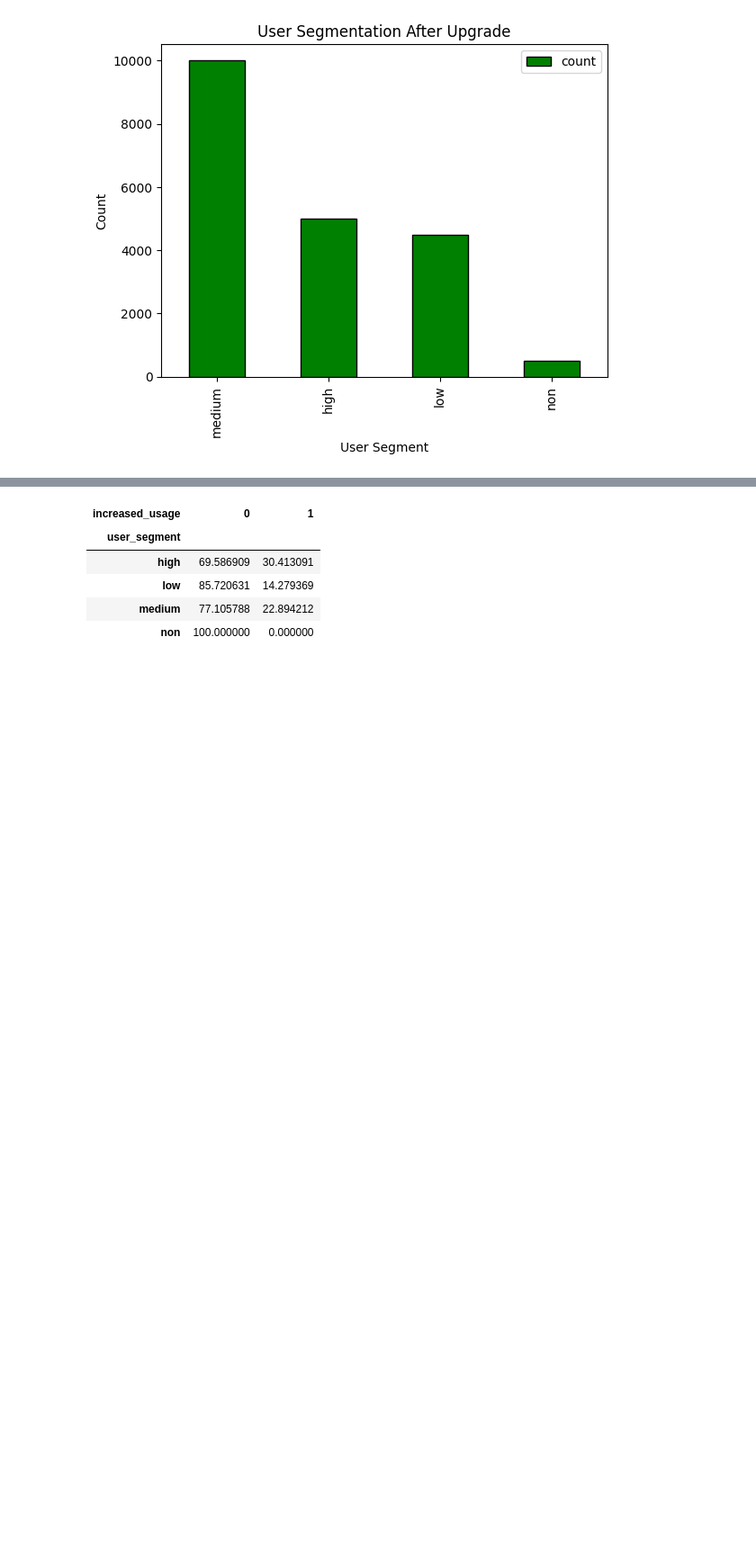
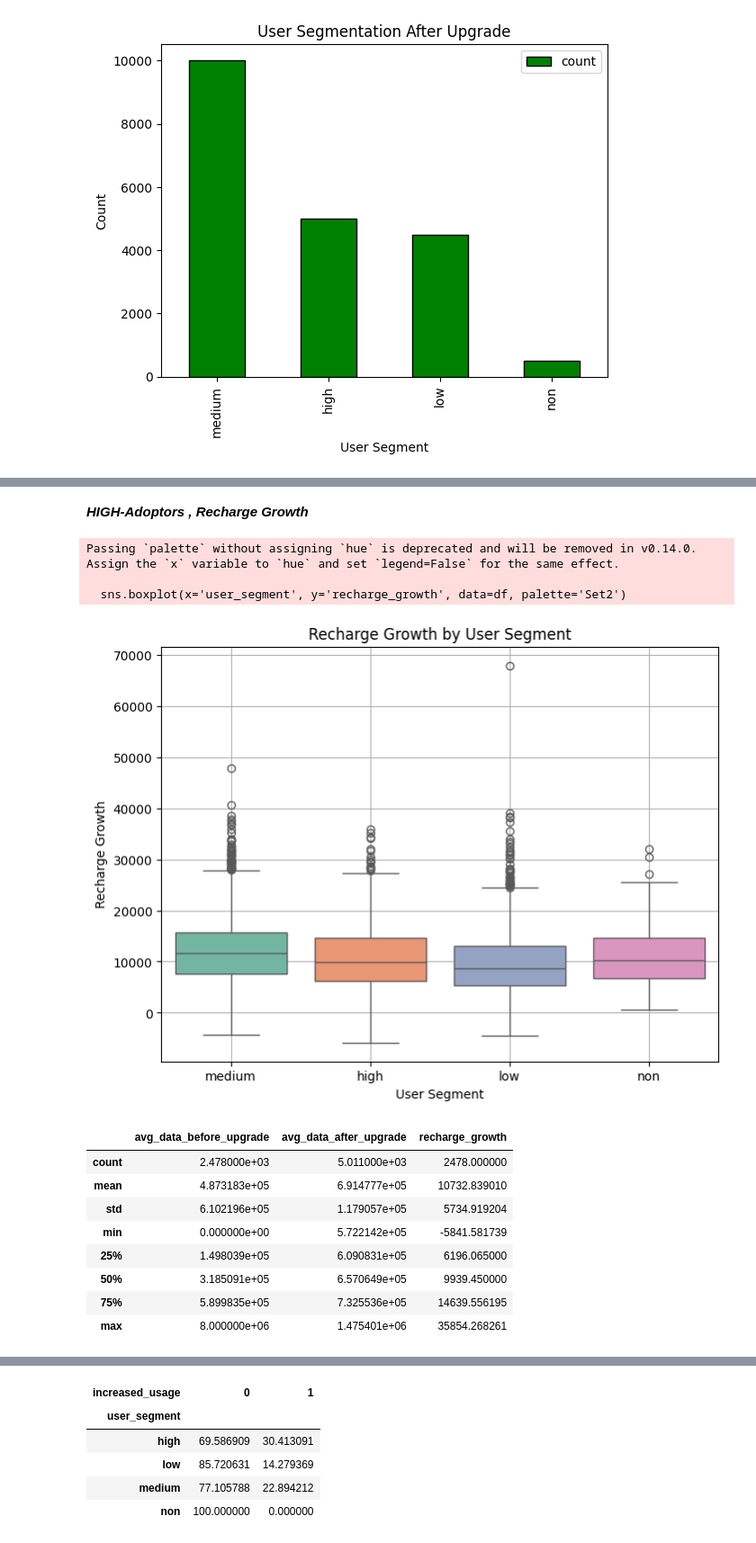
Before and after one commit to Badzoneyv4n/MTN_Data_Up-sell_Project, a Jupyter notebook: notebooks/2_exploratory_analysis.ipynb, the cells around one changed output, grey strips where cells are left out. Shown at 90% size. Saved outputs shown, nothing was run; the diff lists cells and outputs as text; code cells hidden in the pictures; blank space fills up the shorter version.

```diff
--- a/notebooks/2_exploratory_analysis.ipynb
+++ b/notebooks/2_exploratory_analysis.ipynb
@@ -185,0 +297,25 @@ Passing `palette` without assigning `hue` is deprecated and will be removed in v
+# %% [markdown]
+***HIGH-Adoptors , Recharge Growth***
+# %%
+plt.figure(figsize=(8,6))
+sns.boxplot(x='user_segment', y='recharge_growth', data=df, palette='Set2')
+plt.title('Recharge Growth by User Segment')
+plt.xlabel('User Segment')
+plt.ylabel('Recharge Growth')
+plt.grid(True)
+plt.show()
+df[df['user_segment'] == 'high'][['avg_data_before_upgrade', 'avg_data_after_upgrade', 'recharge_growth']].describe()
+# %% [output]
+Passing `palette` without assigning `hue` is deprecated and will be removed in v0.14.0. Assign the `x` variable to `hue` and set `legend=False` for the same effect.
+
+  sns.boxplot(x='user_segment', y='recharge_growth', data=df, palette='Set2')
+[figure, added]
+|  | avg_data_before_upgrade | avg_data_after_upgrade | recharge_growth |
+| count | 2.478000e+03 | 5.011000e+03 | 2478.000000 |
+| mean | 4.873183e+05 | 6.914777e+05 | 10732.839010 |
+| std | 6.102196e+05 | 1.179057e+05 | 5734.919204 |
+| min | 0.000000e+00 | 5.722142e+05 | -5841.581739 |
+| 25% | 1.498039e+05 | 6.090831e+05 | 6196.065000 |
+| 50% | 3.185091e+05 | 6.570649e+05 | 9939.450000 |
+| 75% | 5.899835e+05 | 7.325536e+05 | 14639.556195 |
+| max | 8.000000e+06 | 1.475401e+06 | 35854.268261 |
```
Also changed, not shown: parts of 18 cells of this notebook, 10 other files.
